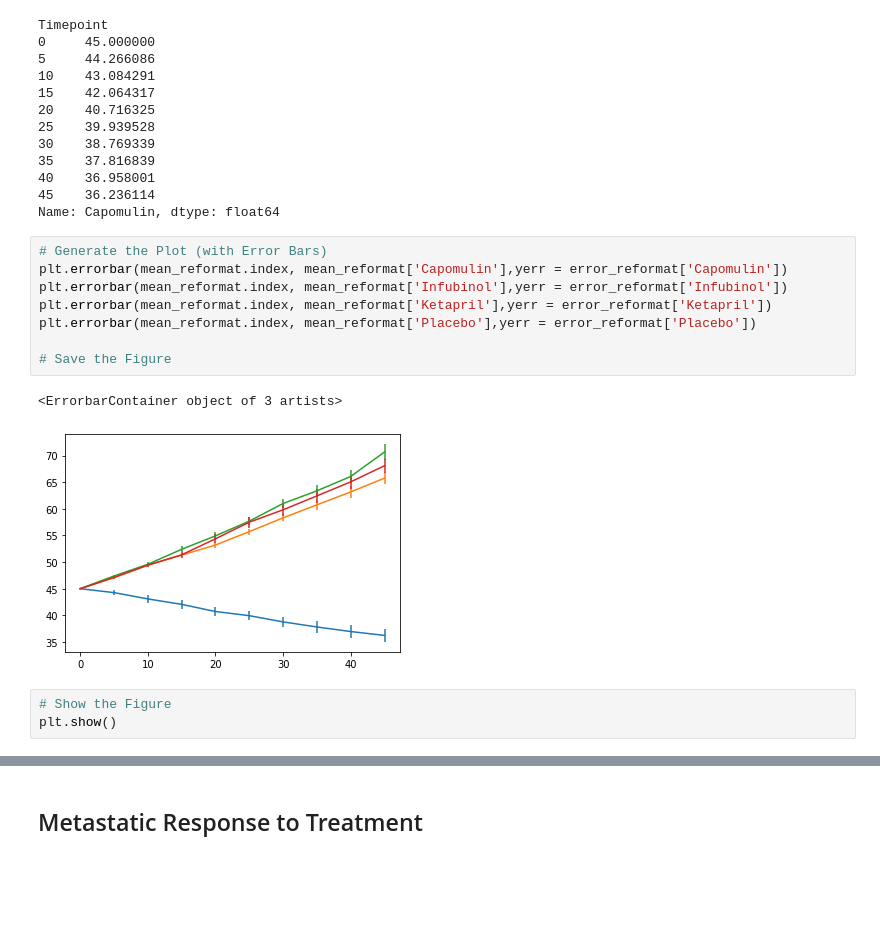
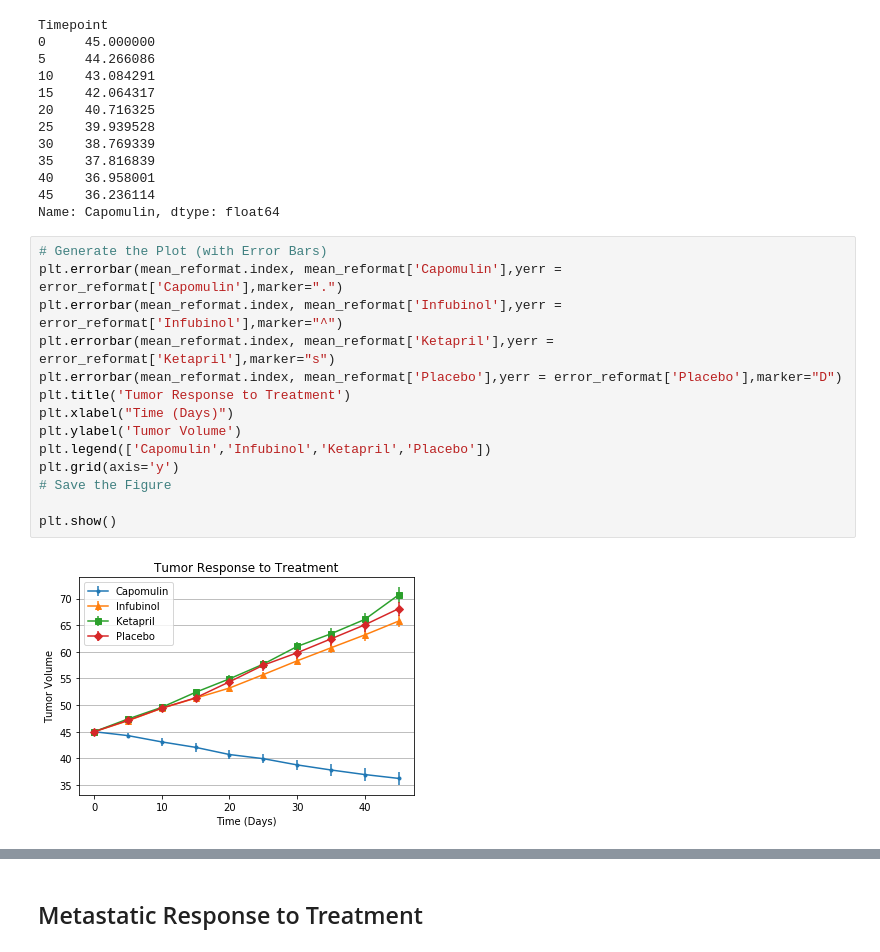
Before and after one commit to ngjames08/homework, a Jupyter notebook: assignment_5/matplotlib-challenge/Pymaceuticals/pymaceuticals_starter.ipynb, the cells around one changed output, grey strips where cells are left out. Drawn from its saved outputs; the diff is of its cells as text; blank space fills up the shorter version.

```diff
--- a/assignment_5/matplotlib-challenge/Pymaceuticals/pymaceuticals_starter.ipynb
+++ b/assignment_5/matplotlib-challenge/Pymaceuticals/pymaceuticals_starter.ipynb
@@ -134,18 +134,20 @@ Timepoint
 Name: Capomulin, dtype: float64
 # %%
 # Generate the Plot (with Error Bars)
-plt.errorbar(mean_reformat.index, mean_reformat['Capomulin'],yerr = error_reformat['Capomulin'])
-plt.errorbar(mean_reformat.index, mean_reformat['Infubinol'],yerr = error_reformat['Infubinol'])
-plt.errorbar(mean_reformat.index, mean_reformat['Ketapril'],yerr = error_reformat['Ketapril'])
-plt.errorbar(mean_reformat.index, mean_reformat['Placebo'],yerr = error_reformat['Placebo'])
+plt.errorbar(mean_reformat.index, mean_reformat['Capomulin'],yerr = error_reformat['Capomulin'],marker=".")
+plt.errorbar(mean_reformat.index, mean_reformat['Infubinol'],yerr = error_reformat['Infubinol'],marker="^")
+plt.errorbar(mean_reformat.index, mean_reformat['Ketapril'],yerr = error_reformat['Ketapril'],marker="s")
+plt.errorbar(mean_reformat.index, mean_reformat['Placebo'],yerr = error_reformat['Placebo'],marker="D")
+plt.title('Tumor Response to Treatment')
+plt.xlabel("Time (Days)")
+plt.ylabel('Tumor Volume')
+plt.legend(['Capomulin','Infubinol','Ketapril','Placebo'])
+plt.grid(axis='y')
+# Save the Figure
 
-# Save the Figure
+plt.show()
 # %% [output]
-<ErrorbarContainer object of 3 artists>
-[figure, old version]
+[figure, new version]
-# %%
-# Show the Figure
-plt.show()
 # %% [markdown]
 ![Tumor Response to Treatment](../Images/treatment.png)
 # %% [markdown]
```
Also changed, not shown: parts of 17 cells of this notebook.
